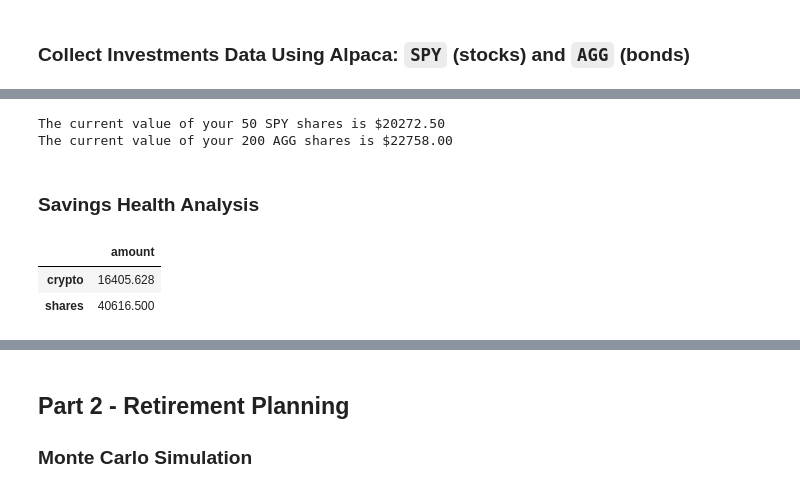
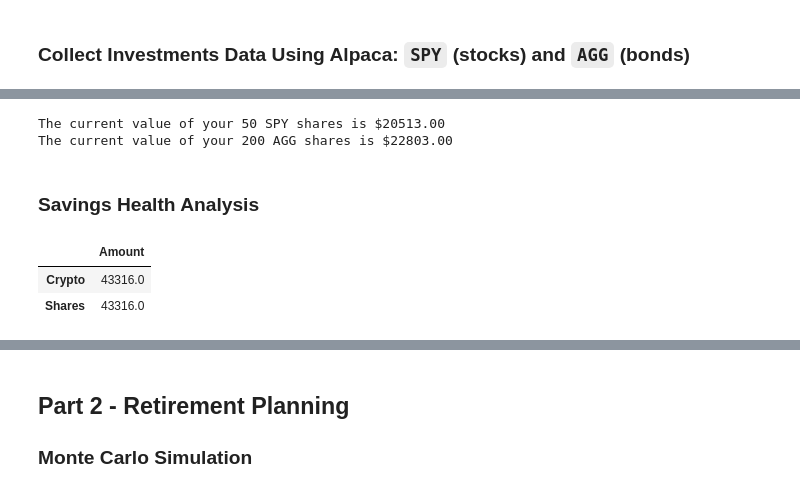
Before and after one commit to bredakyl94/API_finance_calculations, a Jupyter notebook: financial-planner.ipynb, the cells around one changed output, grey strips where cells are left out. Cells and saved outputs as stored; diff of their text form; code cells hidden in the pictures.

```diff
--- a/financial-planner.ipynb
+++ b/financial-planner.ipynb
@@ -71,7 +71,7 @@ api = tradeapi.REST(
 )
 # %%
 # Format current date as ISO format
-today = pd.Timestamp("2021-05-12", tz="America/New_York").isoformat()
+today = pd.Timestamp("2021-05-13", tz="America/New_York").isoformat()
 
 # Set the tickers
 tickers =["AGG", "SPY"]
@@ -97,7 +97,8 @@ spy_agg_price_df.head()
 # %%
 # Pick AGG and SPY close prices
-spy_close = spy_agg_price_df["SPY"]["close"].item()
-agg_close = spy_agg_price_df["AGG"]["close"].item()
+spy_close = float(spy_agg_price_df["SPY"]["close"])
+agg_close = float(spy_agg_price_df["AGG"]["close"])
+
 # Print AGG and SPY close prices
 print(f"Current AGG closing price: ${agg_close}")
 print(f"Current SPY closing price: ${spy_close}")
@@ -113,22 +114,28 @@ my_agg_value = my_agg *agg_close
 print(f"The current value of your {my_spy} SPY shares is ${my_spy_value:0.2f}")
 print(f"The current value of your {my_agg} AGG shares is ${my_agg_value:0.2f}")
 # %% [output]
-The current value of your 50 SPY shares is $20272.50
-The current value of your 200 AGG shares is $22758.00
+The current value of your 50 SPY shares is $20513.00
+The current value of your 200 AGG shares is $22803.00
 # %% [markdown]
 ### Savings Health Analysis
 # %%
 # Set monthly household income
-# YOUR CODE HERE!
+monthly_income = 12000
 
 # Create savings DataFrame
-# YOUR CODE HERE!
+total_portfolio = {
+    "Amount": [my_btc_value + my_eth_value],
+    "Amount": [my_spy_value + my_agg_value ]
+}
+#total_portfolio = {'Amount': [my_btc_value + my_eth_value, my_spy_value + my_agg_value]}
+
+df_savings = pd.DataFrame(total_portfolio, index=['Crypto','Shares'])
 
 # Display savings DataFrame
-display(df_savings)
+df_savings
 # %% [output]
-|  | amount |
-| crypto | 16405.628 |
-| shares | 40616.500 |
+|  | Amount |
+| Crypto | 43316.0 |
+| Shares | 43316.0 |
 # %%
 # Plot savings pie chart
```
Also changed, not shown: parts of 10 cells of this notebook.
